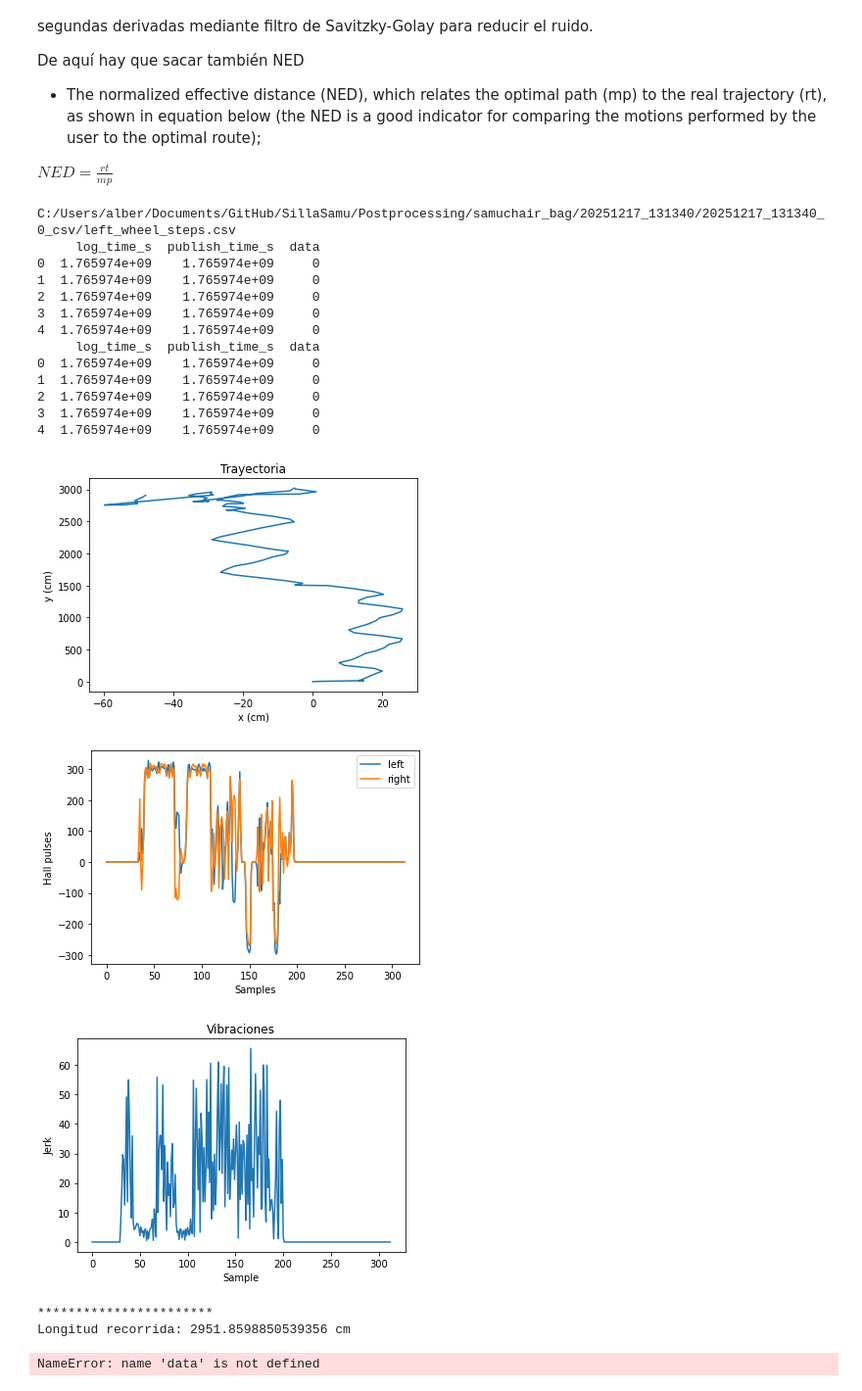
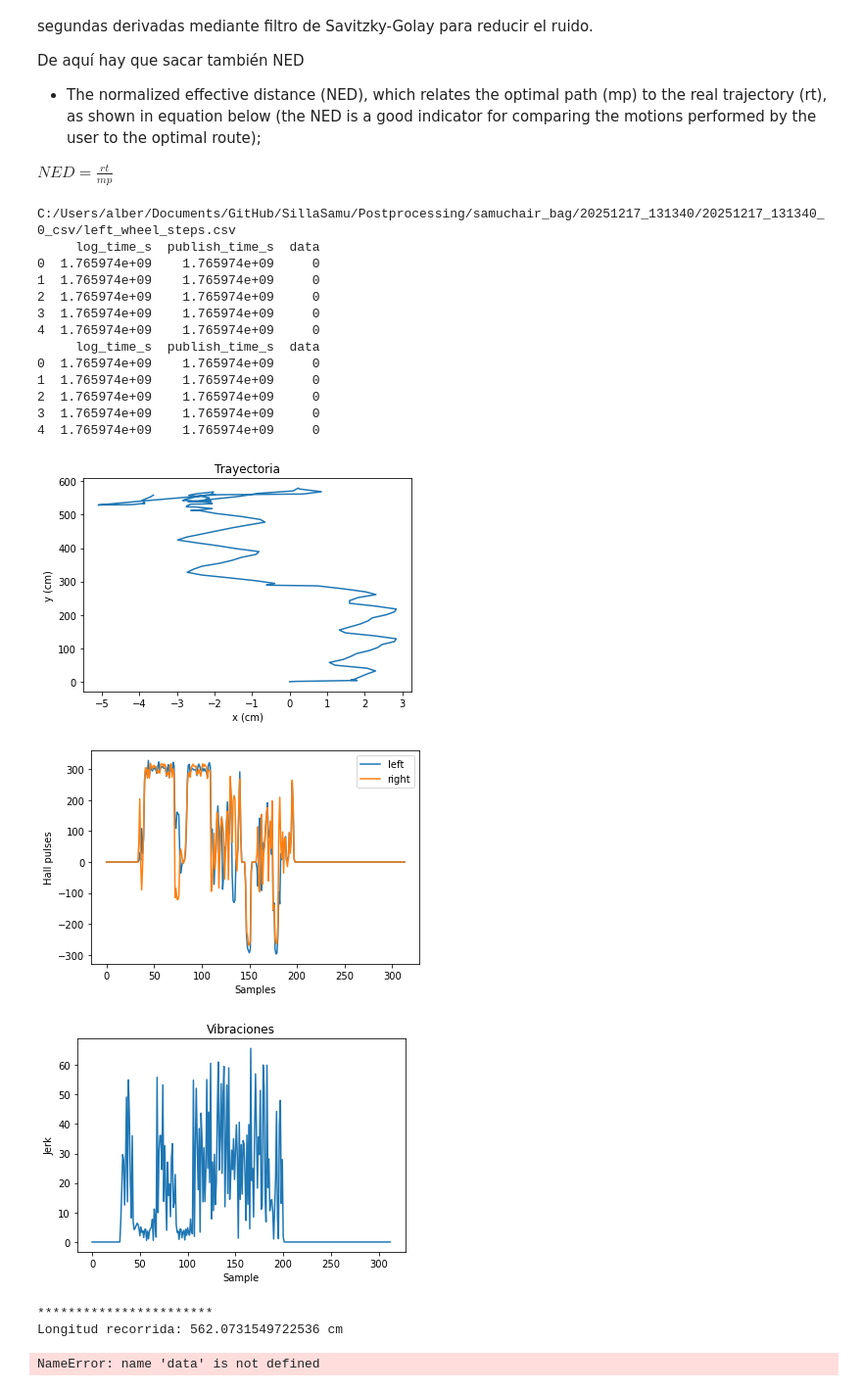
Before and after one commit to aljemoca/SillaSamu, a Jupyter notebook: Postprocessing/SAMU_Análisis_comfort.ipynb, the cells around one changed output. Shown at 98% size. Cells and saved outputs as stored; diff of their text form; code cells hidden in the pictures.

```diff
--- a/Postprocessing/SAMU_Análisis_comfort.ipynb
+++ b/Postprocessing/SAMU_Análisis_comfort.ipynb
@@ -82,10 +82,10 @@ def representa_posicion(left,right):
        de la parte derecha e izquierda de la silla. La coordenada x
        se toma como la diferencia de ambas, mientras que la y el promedio
     '''
-    Npulsos = 240  #Número de pulsos asociados a una vuelta completa
+    Npulsos = 550  #Número de pulsos asociados a una vuelta completa
     R = 15   #Radio de la rueda en cm
     k = 2*np.pi*R  / Npulsos   #Constante de conversión de pulsos a cm
-    D = 65   #Distancia entre ruedas
+    D = 55   #Distancia entre ruedas
     rt = 0   #Longitud recorrida en cm
 
     left_cm = left*k
@@ -158,38 +158,38 @@ if folder_path:
     print(file_l)
     df_r = pd.read_csv(file_r)
     df_l = pd.read_csv(file_l)
     print(df_r.head())
     print(df_l.head())
     jerk,rt=calcula_jerk(df_l['data'],df_r['data'],df_l['log_time_s'],df_r['log_time_s'])
     plt.plot(np.abs(jerk))
     plt.title('Vibraciones')
     plt.ylabel('Jerk')
     plt.xlabel('Sample')
     plt.show()
 
     print('***********************')
     print(f'Longitud recorrida: {rt} cm')
 else:
     print("No se seleccionó ningún archivo")
 # %% [output]
 C:/Users/alber/Documents/GitHub/SillaSamu/Postprocessing/samuchair_bag/20251217_131340/20251217_131340_0_csv/left_wheel_steps.csv
      log_time_s  publish_time_s  data
 0  1.765974e+09    1.765974e+09     0
 1  1.765974e+09    1.765974e+09     0
 2  1.765974e+09    1.765974e+09     0
 3  1.765974e+09    1.765974e+09     0
 4  1.765974e+09    1.765974e+09     0
      log_time_s  publish_time_s  data
 0  1.765974e+09    1.765974e+09     0
 1  1.765974e+09    1.765974e+09     0
 2  1.765974e+09    1.765974e+09     0
 3  1.765974e+09    1.765974e+09     0
 4  1.765974e+09    1.765974e+09     0
-[figure, old version]
+[figure, new version]
 [figure]
 [figure]
 ***********************
-Longitud recorrida: 2951.8598850539356 cm
+Longitud recorrida: 562.0731549722536 cm
 # %%
 print((data[0,:]+data[1,:])/2)
 # %% [output]
```
Also changed, not shown: parts of 1 cell of this notebook, 6 other files.
